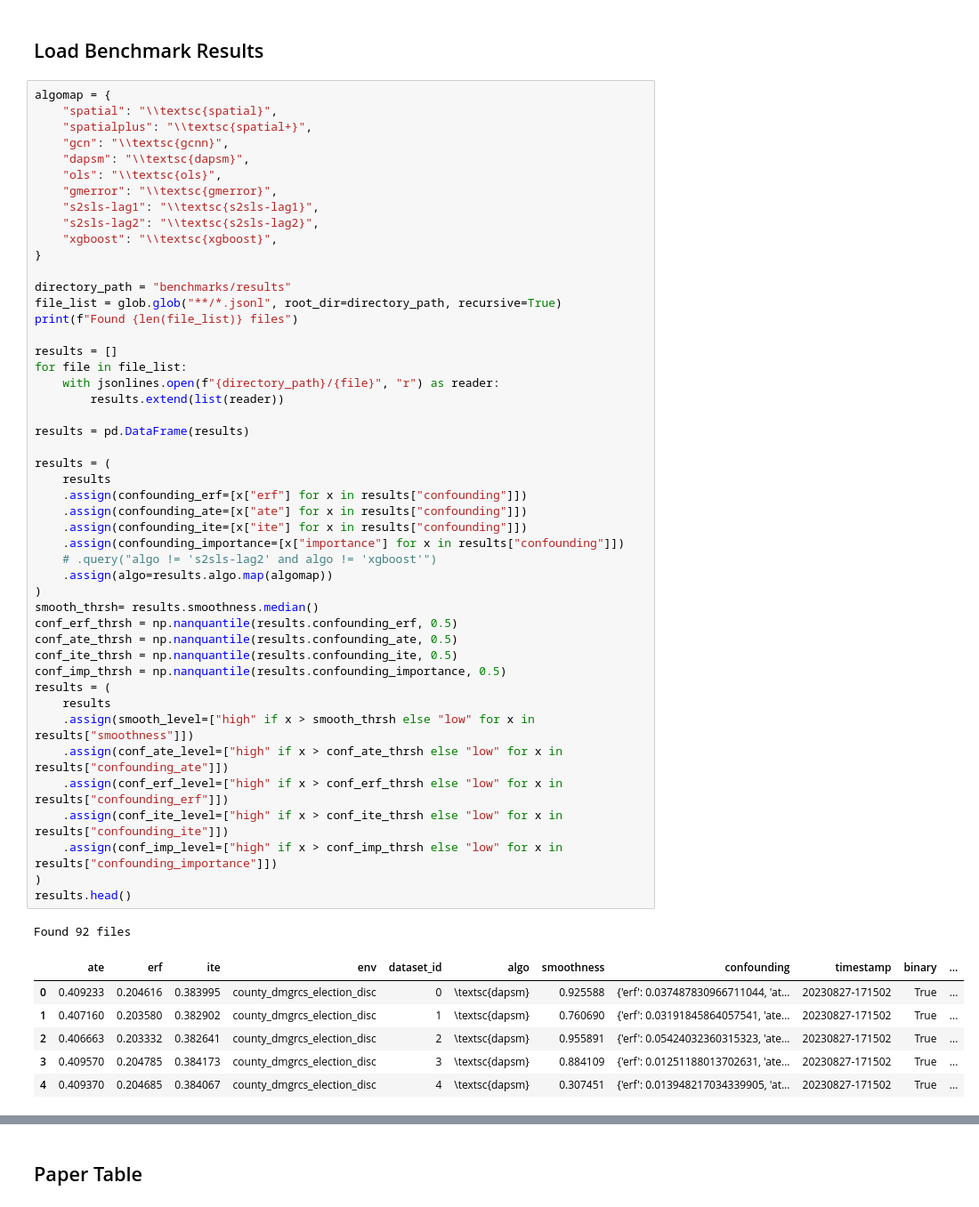
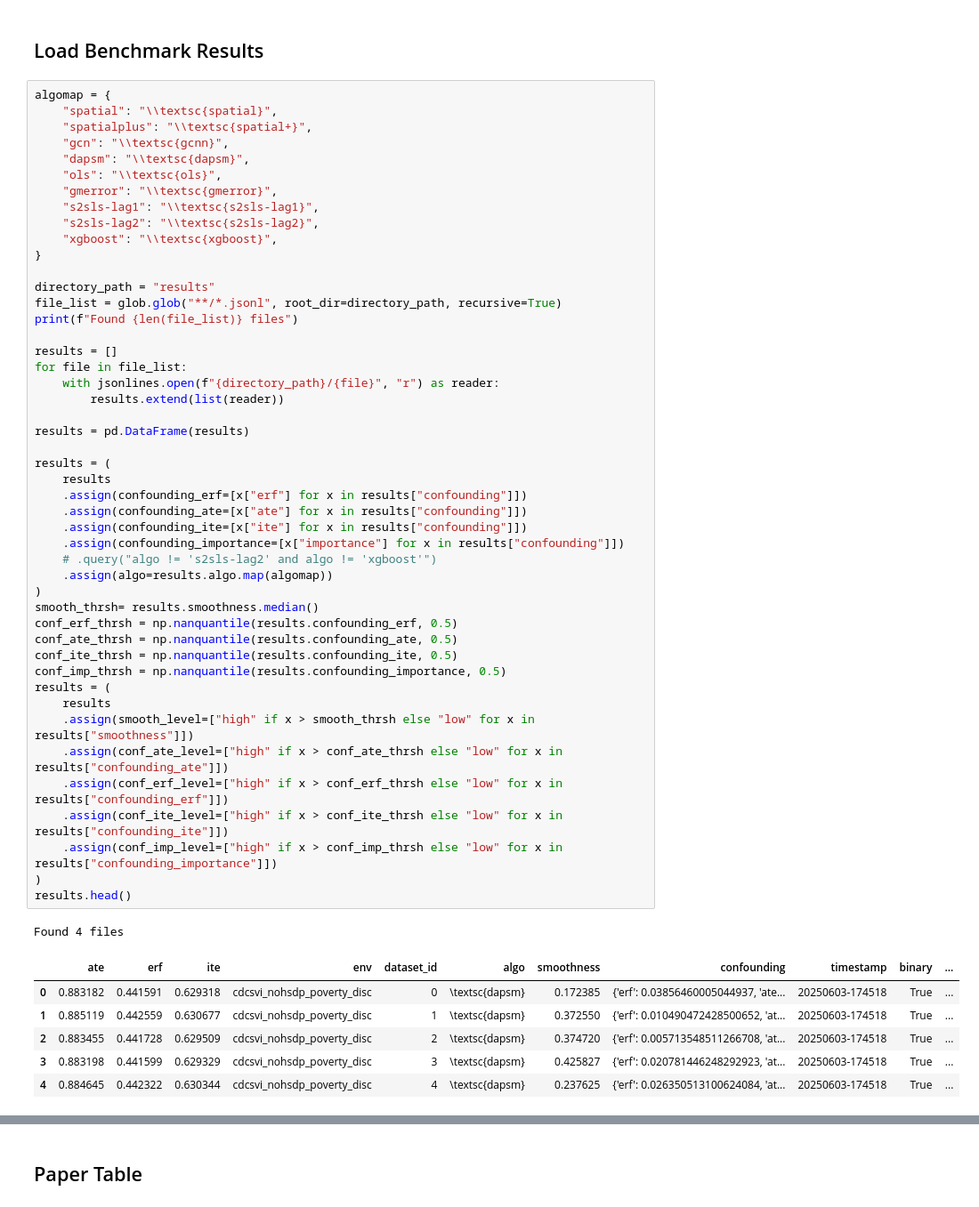
Before and after one commit to moprescu/Spatial-CI, a Jupyter notebook: space/benchmarks/leaderboard_sci.ipynb, the cells around one changed output, grey strips where cells are left out. Shown at 89% size. Saved outputs shown, nothing was run; the diff lists cells and outputs as text.

```diff
--- a/space/benchmarks/leaderboard_sci.ipynb
+++ b/space/benchmarks/leaderboard_sci.ipynb
@@ -26,7 +26,7 @@ algomap = {
     "xgboost": "\\textsc{xgboost}",
 }
 
-directory_path = "benchmarks/results"
+directory_path = "results"
 file_list = glob.glob("**/*.jsonl", root_dir=directory_path, recursive=True)
 print(f"Found {len(file_list)} files")
 
@@ -35,39 +35,39 @@ for file in file_list:
     with jsonlines.open(f"{directory_path}/{file}", "r") as reader:
         results.extend(list(reader))
 
 results = pd.DataFrame(results)
 
 results = (
     results
     .assign(confounding_erf=[x["erf"] for x in results["confounding"]])
     .assign(confounding_ate=[x["ate"] for x in results["confounding"]])
     .assign(confounding_ite=[x["ite"] for x in results["confounding"]])
     .assign(confounding_importance=[x["importance"] for x in results["confounding"]])
     # .query("algo != 's2sls-lag2' and algo != 'xgboost'")
     .assign(algo=results.algo.map(algomap))
 )
 smooth_thrsh= results.smoothness.median()
 conf_erf_thrsh = np.nanquantile(results.confounding_erf, 0.5)
 conf_ate_thrsh = np.nanquantile(results.confounding_ate, 0.5)
 conf_ite_thrsh = np.nanquantile(results.confounding_ite, 0.5)
 conf_imp_thrsh = np.nanquantile(results.confounding_importance, 0.5)
 results = (
     results
     .assign(smooth_level=["high" if x > smooth_thrsh else "low" for x in results["smoothness"]])
     .assign(conf_ate_level=["high" if x > conf_ate_thrsh else "low" for x in results["confounding_ate"]])
     .assign(conf_erf_level=["high" if x > conf_erf_thrsh else "low" for x in results["confounding_erf"]])
     .assign(conf_ite_level=["high" if x > conf_ite_thrsh else "low" for x in results["confounding_ite"]])
     .assign(conf_imp_level=["high" if x > conf_imp_thrsh else "low" for x in results["confounding_importance"]])
 )
 results.head()
 # %% [output]
-Found 92 files
+Found 4 files
 |  | ate | erf | ite | env | dataset_id | algo | smoothness | confounding | timestamp | binary | ... |
-| 0 | 0.409233 | 0.204616 | 0.383995 | county_dmgrcs_election_disc | 0 | \textsc{dapsm} | 0.925588 | {'erf': 0.037487830966711044, 'at... | 20230827-171502 | True | ... |
-| 1 | 0.407160 | 0.203580 | 0.382902 | county_dmgrcs_election_disc | 1 | \textsc{dapsm} | 0.760690 | {'erf': 0.03191845864057541, 'ate... | 20230827-171502 | True | ... |
-| 2 | 0.406663 | 0.203332 | 0.382641 | county_dmgrcs_election_disc | 2 | \textsc{dapsm} | 0.955891 | {'erf': 0.05424032360315323, 'ate... | 20230827-171502 | True | ... |
-| 3 | 0.409570 | 0.204785 | 0.384173 | county_dmgrcs_election_disc | 3 | \textsc{dapsm} | 0.884109 | {'erf': 0.01251188013702631, 'ate... | 20230827-171502 | True | ... |
-| 4 | 0.409370 | 0.204685 | 0.384067 | county_dmgrcs_election_disc | 4 | \textsc{dapsm} | 0.307451 | {'erf': 0.013948217034339905, 'at... | 20230827-171502 | True | ... |
+| 0 | 0.883182 | 0.441591 | 0.629318 | cdcsvi_nohsdp_poverty_disc | 0 | \textsc{dapsm} | 0.172385 | {'erf': 0.03856460005044937, 'ate... | 20250603-174518 | True | ... |
+| 1 | 0.885119 | 0.442559 | 0.630677 | cdcsvi_nohsdp_poverty_disc | 1 | \textsc{dapsm} | 0.372550 | {'erf': 0.010490472428500652, 'at... | 20250603-174518 | True | ... |
+| 2 | 0.883455 | 0.441728 | 0.629509 | cdcsvi_nohsdp_poverty_disc | 2 | \textsc{dapsm} | 0.374720 | {'erf': 0.005713548511266708, 'at... | 20250603-174518 | True | ... |
+| 3 | 0.883198 | 0.441599 | 0.629329 | cdcsvi_nohsdp_poverty_disc | 3 | \textsc{dapsm} | 0.425827 | {'erf': 0.020781446248292923, 'at... | 20250603-174518 | True | ... |
+| 4 | 0.884645 | 0.442322 | 0.630344 | cdcsvi_nohsdp_poverty_disc | 4 | \textsc{dapsm} | 0.237625 | {'erf': 0.026350513100624084, 'at... | 20250603-174518 | True | ... |
 # %%
 # visualize smoothness and confounding distrib
 sns.set_theme(style="whitegrid")
```
Also changed, not shown: parts of 2 cells of this notebook, 2 other files.
